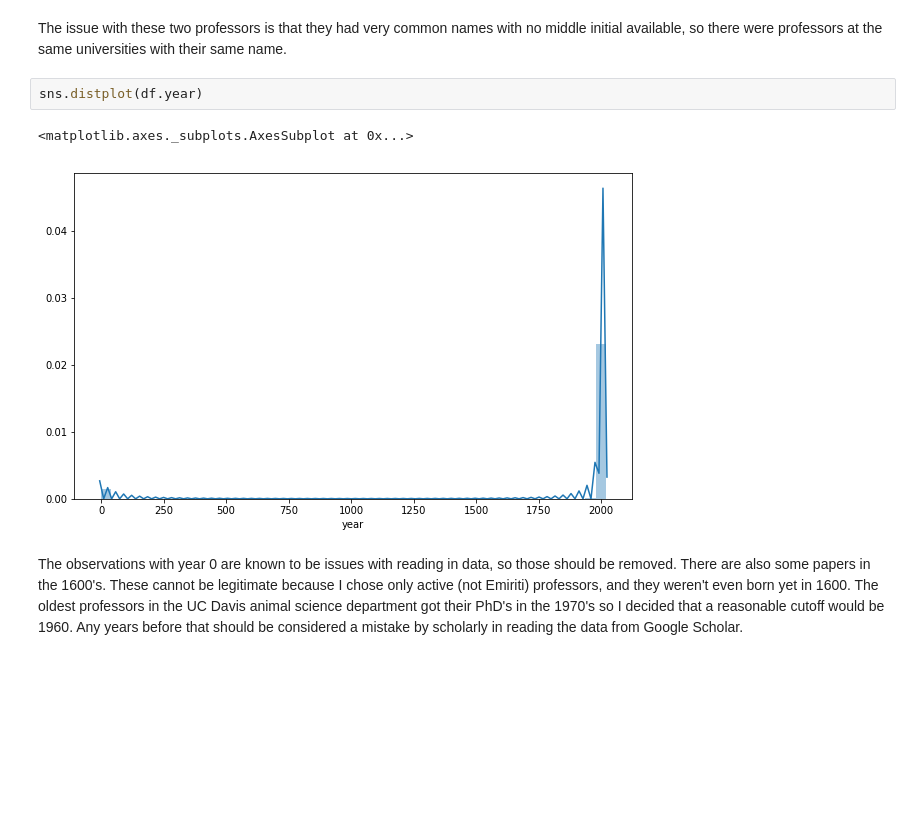
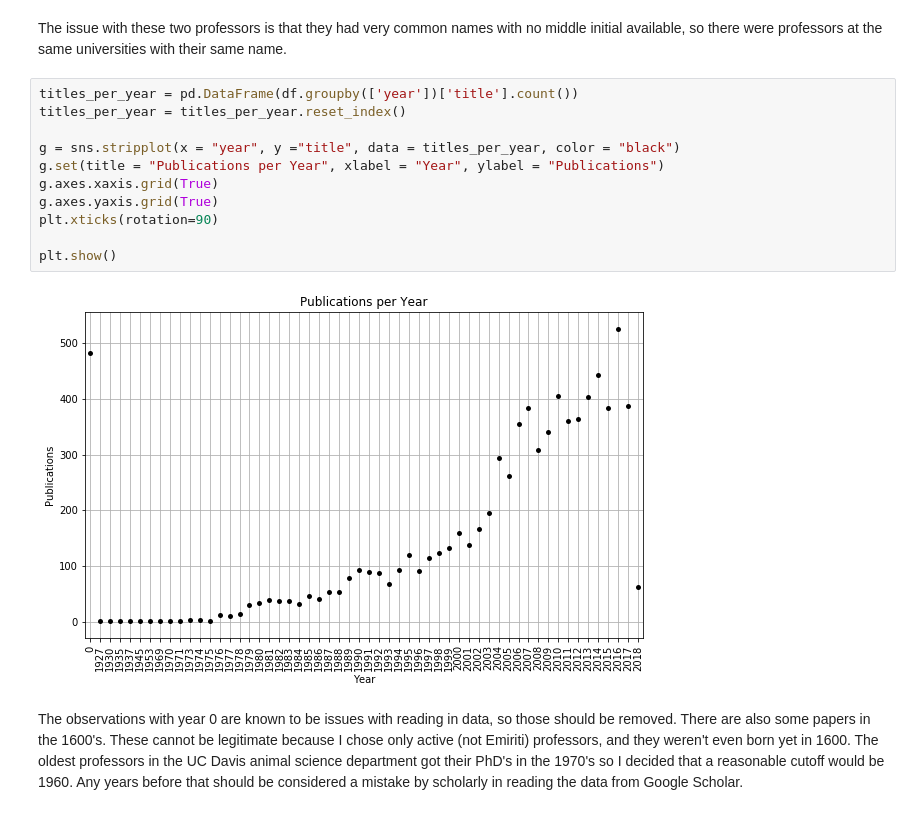
Before and after one commit to courtneylouie/Class-Project, a Jupyter notebook: data_exploration.ipynb, the cells around one changed output. Drawn from its saved outputs; the diff is of its cells as text; blank space fills up the shorter version.

```diff
--- a/data_exploration.ipynb
+++ b/data_exploration.ipynb
@@ -40,11 +40,19 @@ df = df[~((df.name == "Cheng") & (df.school == "Davis"))]
 df = df[~((df.name == "Davis") & (df.school == "Ohio"))]
 # %% [markdown]
 The issue with these two professors is that they had very common names with no middle initial available, so there were professors at the same universities with their same name.
-# %%
-sns.distplot(df.year)
-# %% [output]
-<matplotlib.axes._subplots.AxesSubplot at 0x...>
-[figure, removed]
+# %%
+titles_per_year = pd.DataFrame(df.groupby(['year'])['title'].count())
+titles_per_year = titles_per_year.reset_index()
+
+g = sns.stripplot(x = "year", y ="title", data = titles_per_year, color = "black")
+g.set(title = "Publications per Year", xlabel = "Year", ylabel = "Publications")
+g.axes.xaxis.grid(True)
+g.axes.yaxis.grid(True)
+plt.xticks(rotation=90)
+
+plt.show()
+# %% [output]
+[figure, added]
 # %% [markdown]
 The observations with year 0 are known to be issues with reading in data, so those should be removed. There are also some papers in the 1600's. These cannot be legitimate because I chose only active (not Emiriti) professors, and they weren't even born yet in 1600. The oldest professors in the UC Davis animal science department got their PhD's in the 1970's so I decided that a reasonable cutoff would be 1960. Any years before that should be considered a mistake by scholarly in reading the data from Google Scholar.
 # %%
```
Also changed, not shown: parts of 11 cells of this notebook.
